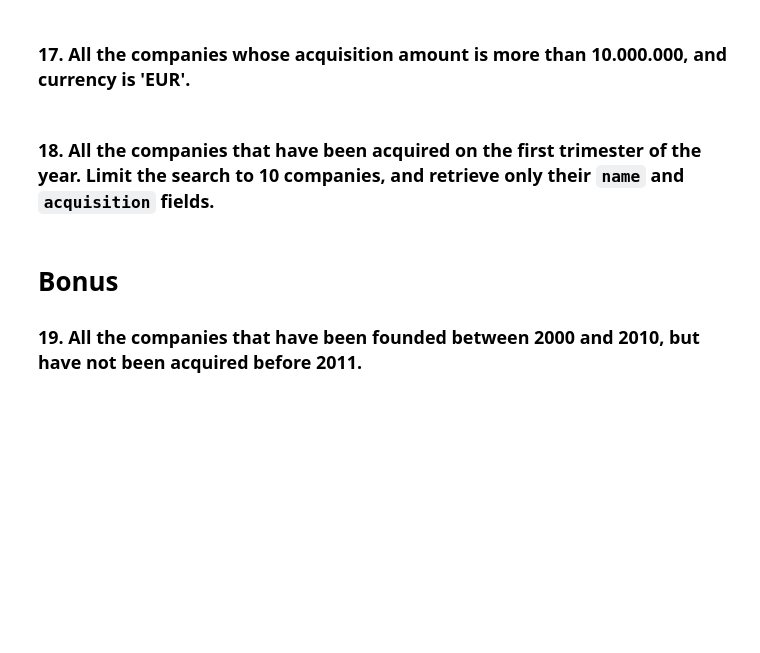
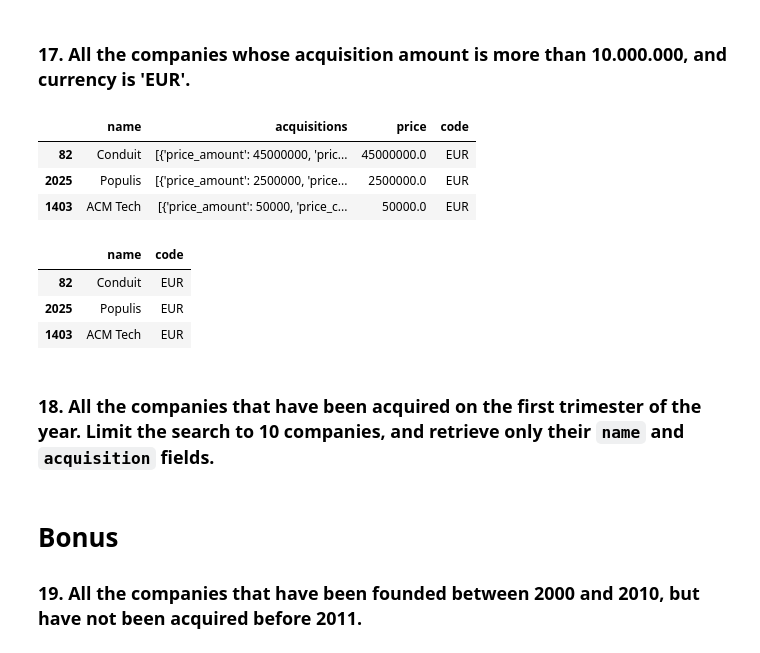
Before and after one commit to Ironhack-Data-Madrid-Abril-2023/3.4-lab_mongo, a Jupyter notebook: your_code/main.ipynb, the cells around one changed output. Drawn from its saved outputs; the diff is of its cells as text; code cells hidden in the pictures; blank space fills up the shorter version.

```diff
--- a/your_code/main.ipynb
+++ b/your_code/main.ipynb
@@ -459,3 +471,40 @@ interesa.head(10)
+# %%
+# Your Code
+query = {'acquisitions': {'$exists': True}}
+select = {'name': 1, '_id': 0,'acquisitions':1}
+
+results = colec.find(query, select)
+data = pd.DataFrame(results)
+data.head()
+# %%
+data["price"] = data["acquisitions"].apply(price)
+data = data.dropna(subset=['price'])
+# %%
+def code(lst):
+    if lst:
+        dct = lst[0]
+        return dct.get("price_currency_code")
+    else:
+        return None
+
+data["code"] = data["acquisitions"].apply(code)
+
+data_filtrado = data[data['code'] == 'EUR'].sort_values('price', ascending=False)
+
+data_filtrado
+# %% [output]
+|  | name | acquisitions | price | code |
+| 82 | Conduit | [{'price_amount': 45000000, 'pric... | 45000000.0 | EUR |
+| 2025 | Populis | [{'price_amount': 2500000, 'price... | 2500000.0 | EUR |
+| 1403 | ACM Tech | [{'price_amount': 50000, 'price_c... | 50000.0 | EUR |
+# %%
+interesa = data_filtrado[['name','code']]
+interesa
+# %% [output]
+|  | name | code |
+| 82 | Conduit | EUR |
+| 2025 | Populis | EUR |
+| 1403 | ACM Tech | EUR |
 # %% [markdown]
 ### 18. All the companies that have been acquired on the first trimester of the year. Limit the search to 10 companies, and retrieve only their `name` and `acquisition` fields.
 # %%
```
Also changed, not shown: parts of 3 cells of this notebook.
